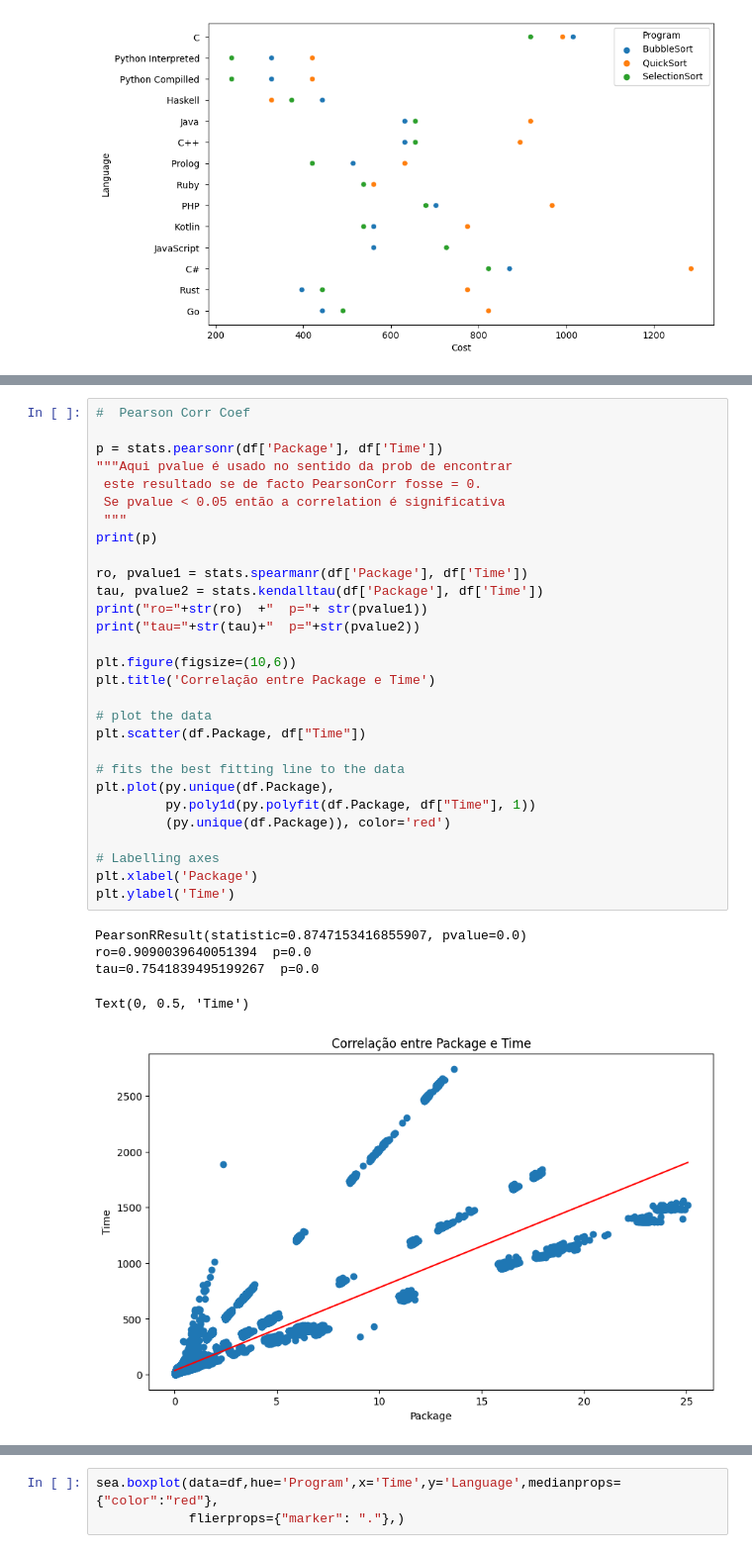
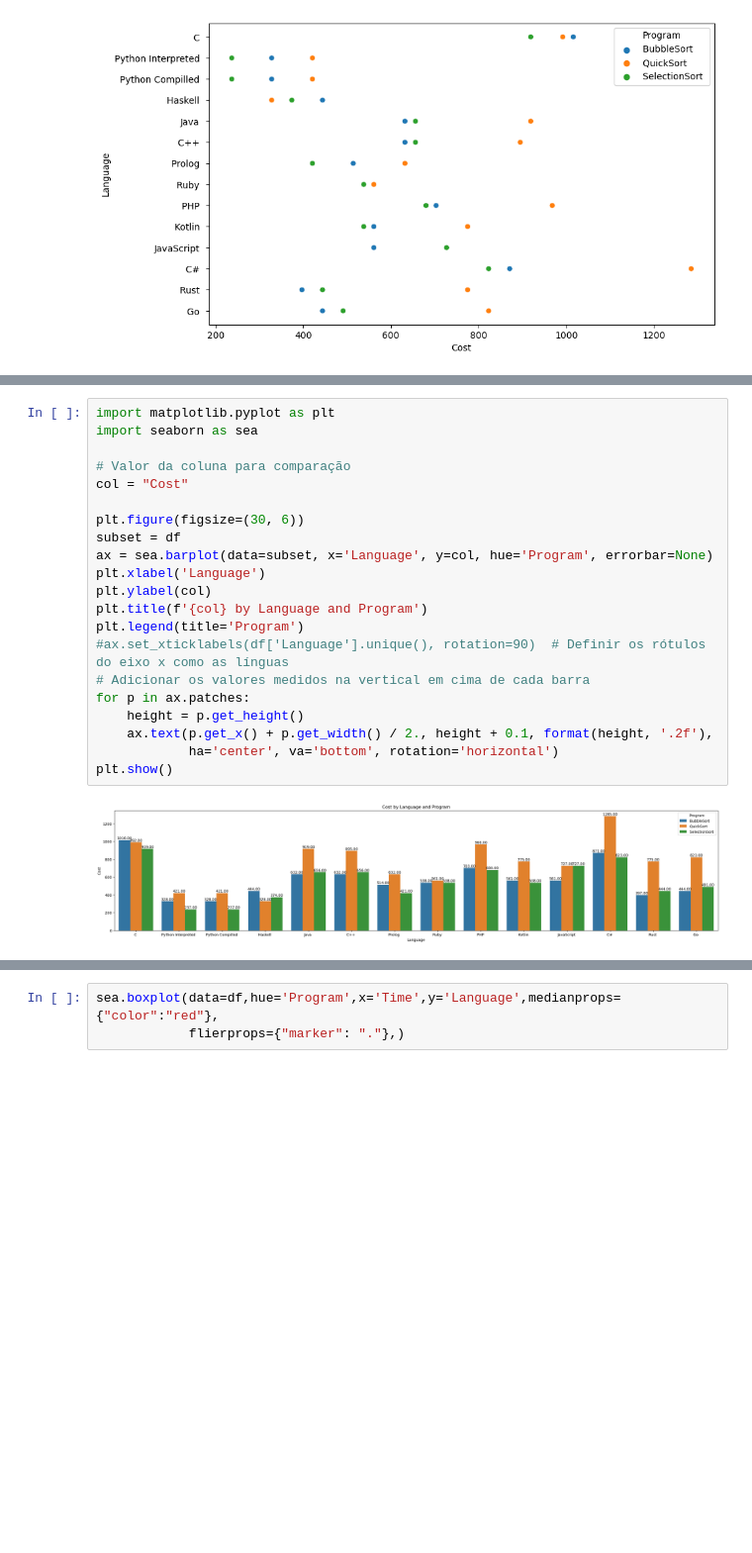
Before and after one commit to realRunlo/EnergyMeasurement, a Jupyter notebook: notebooks/statistics.ipynb, the cells around one changed output, grey strips where cells are left out. Shown at 99% size. Drawn from its saved outputs; the diff is of its cells as text; blank space fills up the shorter version.

```diff
--- a/notebooks/statistics.ipynb
+++ b/notebooks/statistics.ipynb
@@ -202,35 +189,23 @@ print(py.exp(log_dens))
-# %%
-#  Pearson Corr Coef
-
-p = stats.pearsonr(df['Package'], df['Time'])
-"""Aqui pvalue é usado no sentido da prob de encontrar
- este resultado se de facto PearsonCorr fosse = 0.
- Se pvalue < 0.05 então a correlation é significativa
- """
-print(p)
-
-ro, pvalue1 = stats.spearmanr(df['Package'], df['Time'])
-tau, pvalue2 = stats.kendalltau(df['Package'], df['Time'])
-print("ro="+str(ro)  +"  p="+ str(pvalue1))
-print("tau="+str(tau)+"  p="+str(pvalue2))
-
-plt.figure(figsize=(10,6))
-plt.title('Correlação entre Package e Time')
-
-# plot the data
-plt.scatter(df.Package, df["Time"])
-
-# fits the best fitting line to the data
-plt.plot(py.unique(df.Package),
-         py.poly1d(py.polyfit(df.Package, df["Time"], 1))
-         (py.unique(df.Package)), color='red')
-
-# Labelling axes
-plt.xlabel('Package')
-plt.ylabel('Time')
-# %% [output]
-PearsonRResult(statistic=0.8747153416855907, pvalue=0.0)
-ro=0.9090039640051394  p=0.0
-tau=0.7541839495199267  p=0.0
-Text(0, 0.5, 'Time')
-[figure, removed]
+# %%
+import matplotlib.pyplot as plt
+import seaborn as sea
+
+# Valor da coluna para comparação
+col = "Cost"
+
+plt.figure(figsize=(30, 6))
+subset = df
+ax = sea.barplot(data=subset, x='Language', y=col, hue='Program', errorbar=None)
+plt.xlabel('Language')
+plt.ylabel(col)
+plt.title(f'{col} by Language and Program')
+plt.legend(title='Program')
+#ax.set_xticklabels(df['Language'].unique(), rotation=90)  # Definir os rótulos do eixo x como as línguas
+# Adicionar os valores medidos na vertical em cima de cada barra
+for p in ax.patches:
+    height = p.get_height()
+    ax.text(p.get_x() + p.get_width() / 2., height + 0.1, format(height, '.2f'),
+            ha='center', va='bottom', rotation='horizontal')
+plt.show()
+# %% [output]
+[figure, added]
```
Also changed, not shown: parts of 8 cells of this notebook, 3 other files.
